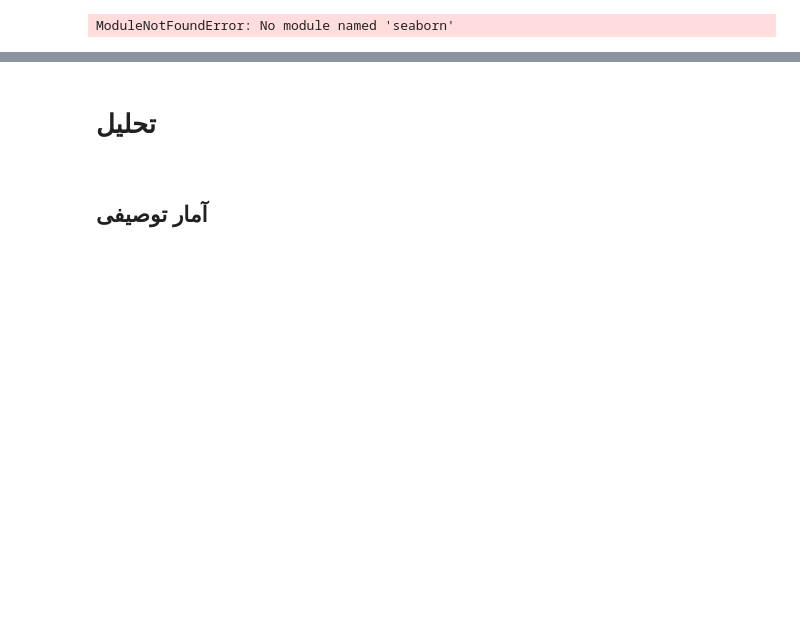
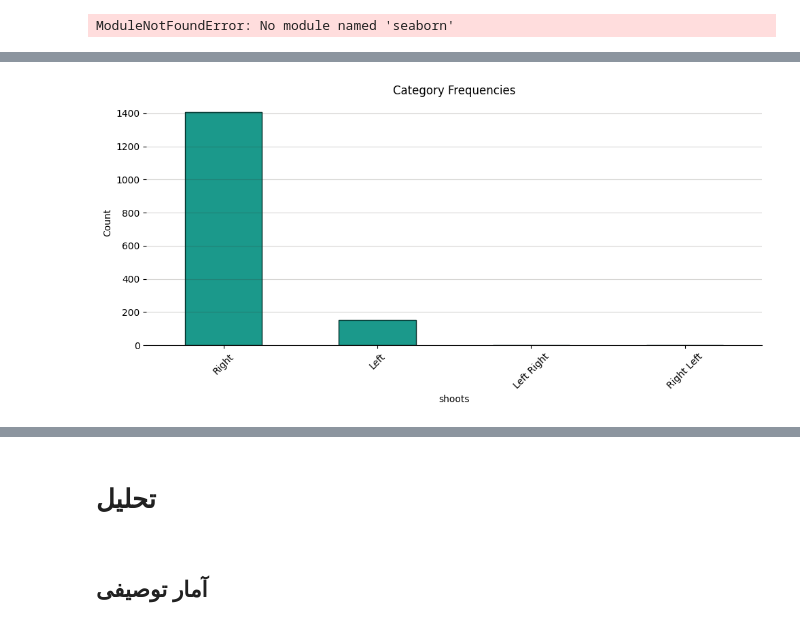
Before and after one commit to tajaddini/basketball-reference, a Jupyter notebook: notebooks/g1.ipynb, the cells around one changed output, grey strips where cells are left out. Cells and saved outputs as stored; diff of their text form; code cells hidden in the pictures; blank space fills up the shorter version.

```diff
--- a/notebooks/g1.ipynb
+++ b/notebooks/g1.ipynb
@@ -410,0 +648,4 @@ def violins(df: pd.DataFrame, x_name: str, y_name: str, split_on: str, inner='qu
+# %%
+frequency_bars(df_players['shoots'].value_counts())
+# %% [output]
+[figure, added]
```
Also changed, not shown: parts of 48 cells of this notebook.
